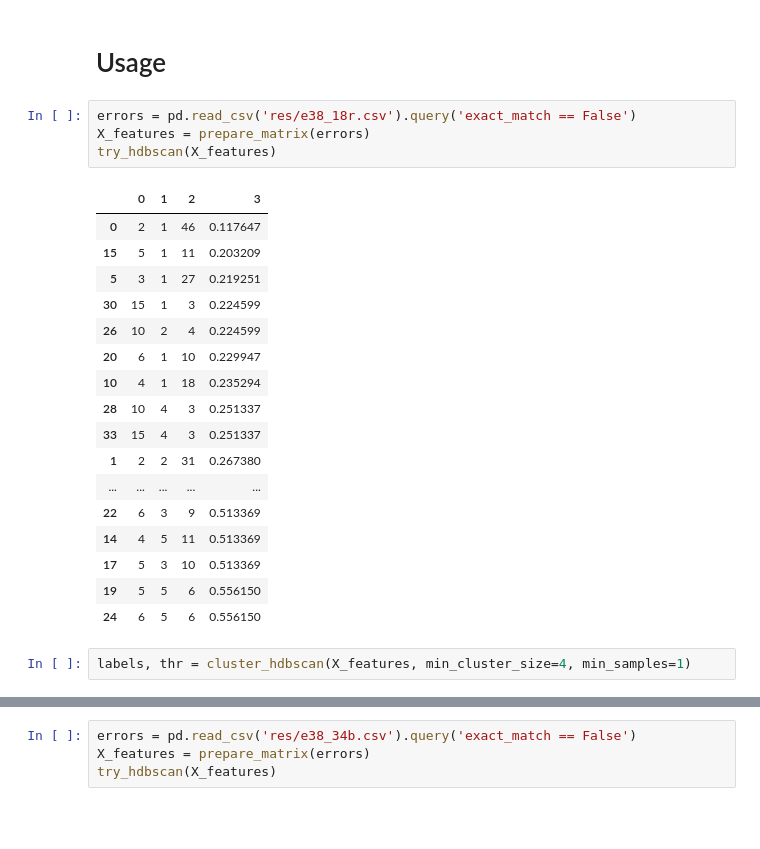
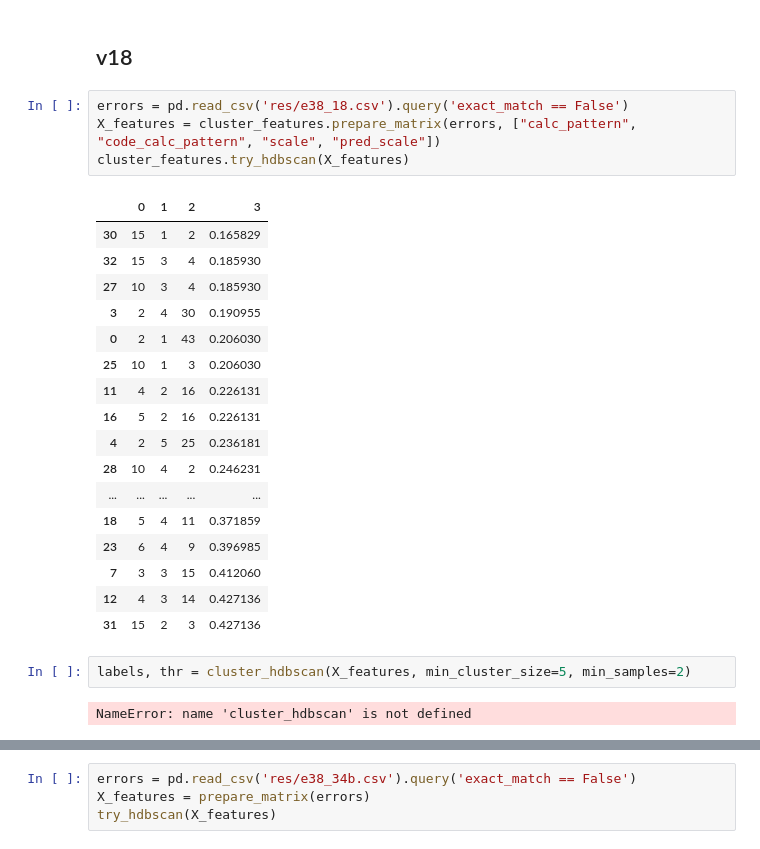
Before and after one commit to apandyud/small_mods, a Jupyter notebook: Cluster5_features.ipynb, the cells around one changed output, grey strips where cells are left out. Drawn from its saved outputs; the diff is of its cells as text; blank space fills up the shorter version.

```diff
--- a/Cluster5_features.ipynb
+++ b/Cluster5_features.ipynb
@@ -96,29 +16,31 @@ def try_hdbscan(X, mcs_list=(2,3,4, 5,6, 10,15), ms_list=(1,2,3, 4, 5)):
 # %% [markdown]
-# Usage
+## v18
 # %%
-errors = pd.read_csv('res/e38_18r.csv').query('exact_match == False')
-X_features = prepare_matrix(errors)
-try_hdbscan(X_features)
+errors = pd.read_csv('res/e38_18.csv').query('exact_match == False')
+X_features = cluster_features.prepare_matrix(errors, ["calc_pattern", "code_calc_pattern", "scale", "pred_scale"])
+cluster_features.try_hdbscan(X_features)
 # %% [output]
 |  | 0 | 1 | 2 | 3 |
-| 0 | 2 | 1 | 46 | 0.117647 |
-| 15 | 5 | 1 | 11 | 0.203209 |
-| 5 | 3 | 1 | 27 | 0.219251 |
-| 30 | 15 | 1 | 3 | 0.224599 |
-| 26 | 10 | 2 | 4 | 0.224599 |
-| 20 | 6 | 1 | 10 | 0.229947 |
-| 10 | 4 | 1 | 18 | 0.235294 |
-| 28 | 10 | 4 | 3 | 0.251337 |
-| 33 | 15 | 4 | 3 | 0.251337 |
-| 1 | 2 | 2 | 31 | 0.267380 |
+| 30 | 15 | 1 | 2 | 0.165829 |
+| 32 | 15 | 3 | 4 | 0.185930 |
+| 27 | 10 | 3 | 4 | 0.185930 |
+| 3 | 2 | 4 | 30 | 0.190955 |
+| 0 | 2 | 1 | 43 | 0.206030 |
+| 25 | 10 | 1 | 3 | 0.206030 |
+| 11 | 4 | 2 | 16 | 0.226131 |
+| 16 | 5 | 2 | 16 | 0.226131 |
+| 4 | 2 | 5 | 25 | 0.236181 |
+| 28 | 10 | 4 | 2 | 0.246231 |
 | ... | ... | ... | ... | ... |
-| 22 | 6 | 3 | 9 | 0.513369 |
-| 14 | 4 | 5 | 11 | 0.513369 |
-| 17 | 5 | 3 | 10 | 0.513369 |
-| 19 | 5 | 5 | 6 | 0.556150 |
-| 24 | 6 | 5 | 6 | 0.556150 |
+| 18 | 5 | 4 | 11 | 0.371859 |
+| 23 | 6 | 4 | 9 | 0.396985 |
+| 7 | 3 | 3 | 15 | 0.412060 |
+| 12 | 4 | 3 | 14 | 0.427136 |
+| 31 | 15 | 2 | 3 | 0.427136 |
 # %%
-labels, thr = cluster_hdbscan(X_features, min_cluster_size=4, min_samples=1)
+labels, thr = cluster_hdbscan(X_features, min_cluster_size=5, min_samples=2)
+# %% [output]
+NameError: name 'cluster_hdbscan' is not defined
 # %%
 (labels == -1).mean()
 # %% [output]
```
Also changed, not shown: parts of 39 cells of this notebook, 48 other files.
